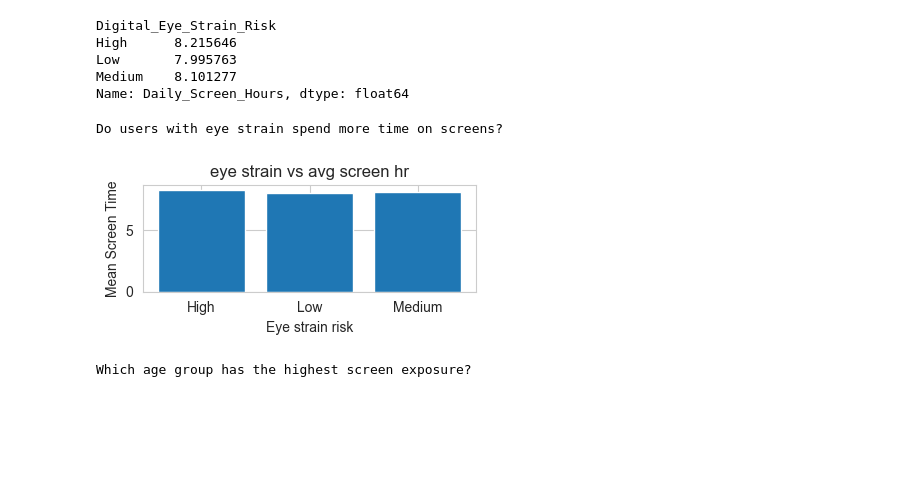
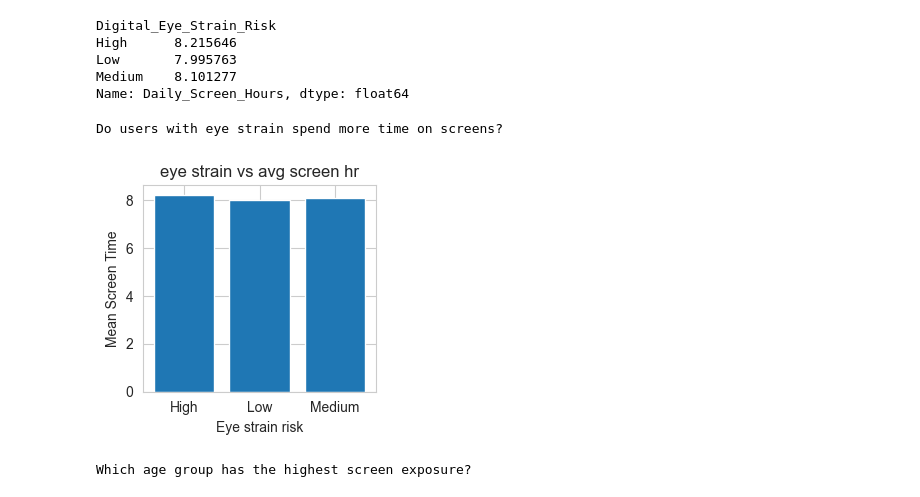
Before and after one commit to prasanshaojha/ScreenTime_and_EyeStrain, a Jupyter notebook: EDA.ipynb, the cells around one changed output. Cells and saved outputs as stored; diff of their text form; code cells hidden in the pictures; blank space fills up the shorter version.

```diff
--- a/EDA.ipynb
+++ b/EDA.ipynb
@@ -49,19 +49,19 @@ Medium    8.101277
 Name: Daily_Screen_Hours, dtype: float64
 # %%
 ## Do users with eye strain spend more time on screens?
-plt.figure(figsize=(4,2))
+plt.figure(figsize=(3,3))
 sns.set_style("whitegrid")
 print(f"Do users with eye strain spend more time on screens? \n")
 y = df.groupby('Digital_Eye_Strain_Risk')['Daily_Screen_Hours'].mean()
 plt.bar(y.index,y.values)
 plt.title("eye strain vs avg screen hr")
 plt.xlabel('Eye strain risk')
 plt.ylabel("Mean Screen Time")
 plt.tight_layout()
 plt.show()
 # %% [output]
 Do users with eye strain spend more time on screens?
-[figure, old version]
+[figure, new version]
 # %%
 print(f"Which age group has the highest screen exposure? \n")
 plt.figure(figsize = (7,3.5 ))
```
